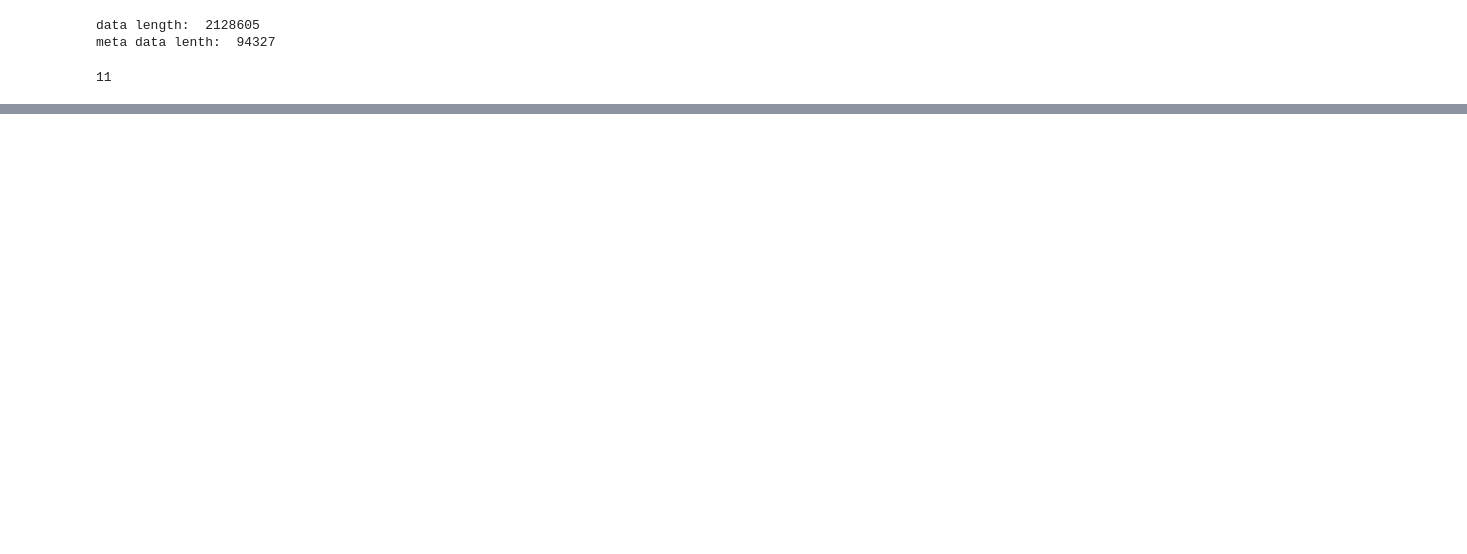
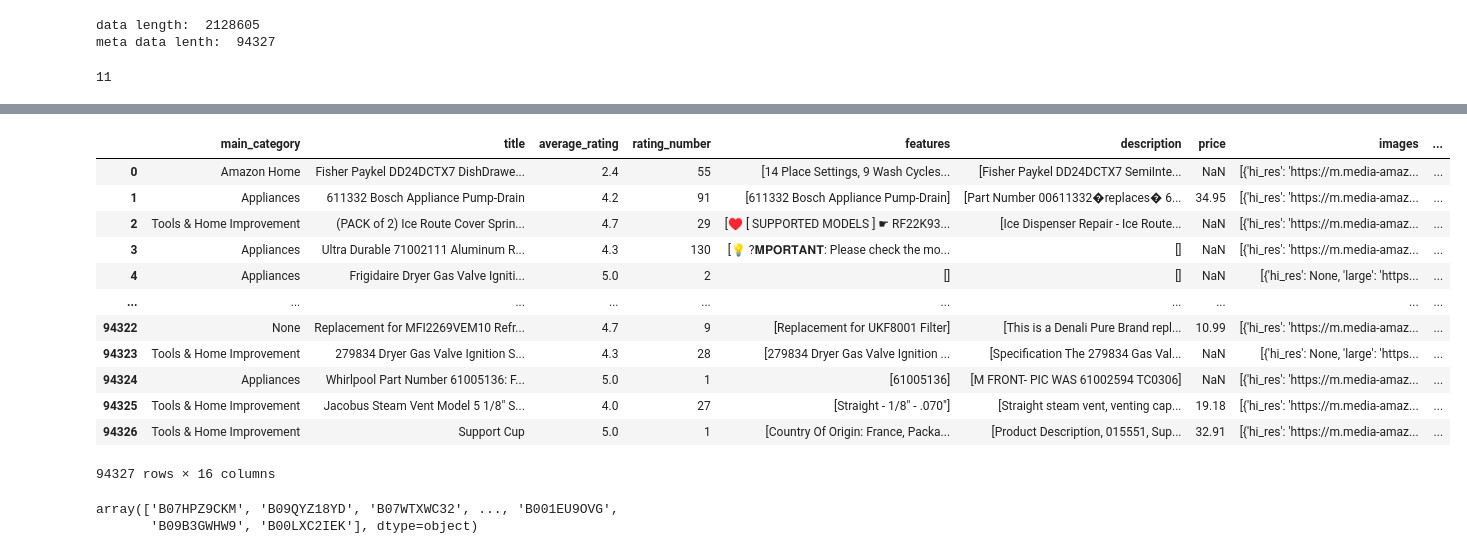
Before and after one commit to gisellegomezp/Project3, a Jupyter notebook: Mike/mike-workbook.ipynb, the cells around one changed output, grey strips where cells are left out. Drawn from its saved outputs; the diff is of its cells as text; code cells hidden in the pictures; blank space fills up the shorter version.

```diff
--- a/Mike/mike-workbook.ipynb
+++ b/Mike/mike-workbook.ipynb
@@ -103,0 +186,23 @@ df_meta.head()
+# %%
+meta_df_read = pd.read_parquet('meta_file.parquet', engine='pyarrow')
+meta_df_read
+# %% [output]
+|  | main_category | title | average_rating | rating_number | features | description | price | images | ... |
+| 0 | Amazon Home | Fisher Paykel DD24DCTX7 DishDrawe... | 2.4 | 55 | [14 Place Settings, 9 Wash Cycles... | [Fisher Paykel DD24DCTX7 SemiInte... | NaN | [{'hi_res': 'https://m.media-amaz... | ... |
+| 1 | Appliances | 611332 Bosch Appliance Pump-Drain | 4.2 | 91 | [611332 Bosch Appliance Pump-Drain] | [Part Number 00611332�replaces� 6... | 34.95 | [{'hi_res': 'https://m.media-amaz... | ... |
+| 2 | Tools & Home Improvement | (PACK of 2) Ice Route Cover Sprin... | 4.7 | 29 | [♥ [ SUPPORTED MODELS ] ☛ RF22K93... | [Ice Dispenser Repair - Ice Route... | NaN | [{'hi_res': 'https://m.media-amaz... | ... |
+| 3 | Appliances | Ultra Durable 71002111 Aluminum R... | 4.3 | 130 | [💡 ?𝐌𝐏𝐎𝐑𝐓𝐀𝐍𝐓: Please check the mo... | [] | NaN | [{'hi_res': 'https://m.media-amaz... | ... |
+| 4 | Appliances | Frigidaire Dryer Gas Valve Igniti... | 5.0 | 2 | [] | [] | NaN | [{'hi_res': None, 'large': 'https... | ... |
+| ... | ... | ... | ... | ... | ... | ... | ... | ... | ... |
+| 94322 | None | Replacement for MFI2269VEM10 Refr... | 4.7 | 9 | [Replacement for UKF8001 Filter] | [This is a Denali Pure Brand repl... | 10.99 | [{'hi_res': 'https://m.media-amaz... | ... |
+| 94323 | Tools & Home Improvement | 279834 Dryer Gas Valve Ignition S... | 4.3 | 28 | [279834 Dryer Gas Valve Ignition ... | [Specification The 279834 Gas Val... | NaN | [{'hi_res': None, 'large': 'https... | ... |
+| 94324 | Appliances | Whirlpool Part Number 61005136: F... | 5.0 | 1 | [61005136] | [M FRONT- PIC WAS 61002594 TC0306] | NaN | [{'hi_res': 'https://m.media-amaz... | ... |
+| 94325 | Tools & Home Improvement | Jacobus Steam Vent Model 5 1/8" S... | 4.0 | 27 | [Straight - 1/8" - .070"] | [Straight steam vent, venting cap... | 19.18 | [{'hi_res': 'https://m.media-amaz... | ... |
+| 94326 | Tools & Home Improvement | Support Cup | 5.0 | 1 | [Country Of Origin: France, Packa... | [Product Description, 015551, Sup... | 32.91 | [{'hi_res': 'https://m.media-amaz... | ... |
+94327 rows × 16 columns
+# %%
+asin_unique= appliance_df_read['parent_asin'].unique()
+asin_unique
+# %% [output]
+array(['B07HPZ9CKM', 'B09QYZ18YD', 'B07WTXWC32', ..., 'B001EU9OVG',
+       'B09B3GWHW9', 'B00LXC2IEK'], dtype=object)
```
Also changed, not shown: parts of 8 cells of this notebook, 2 other files.
